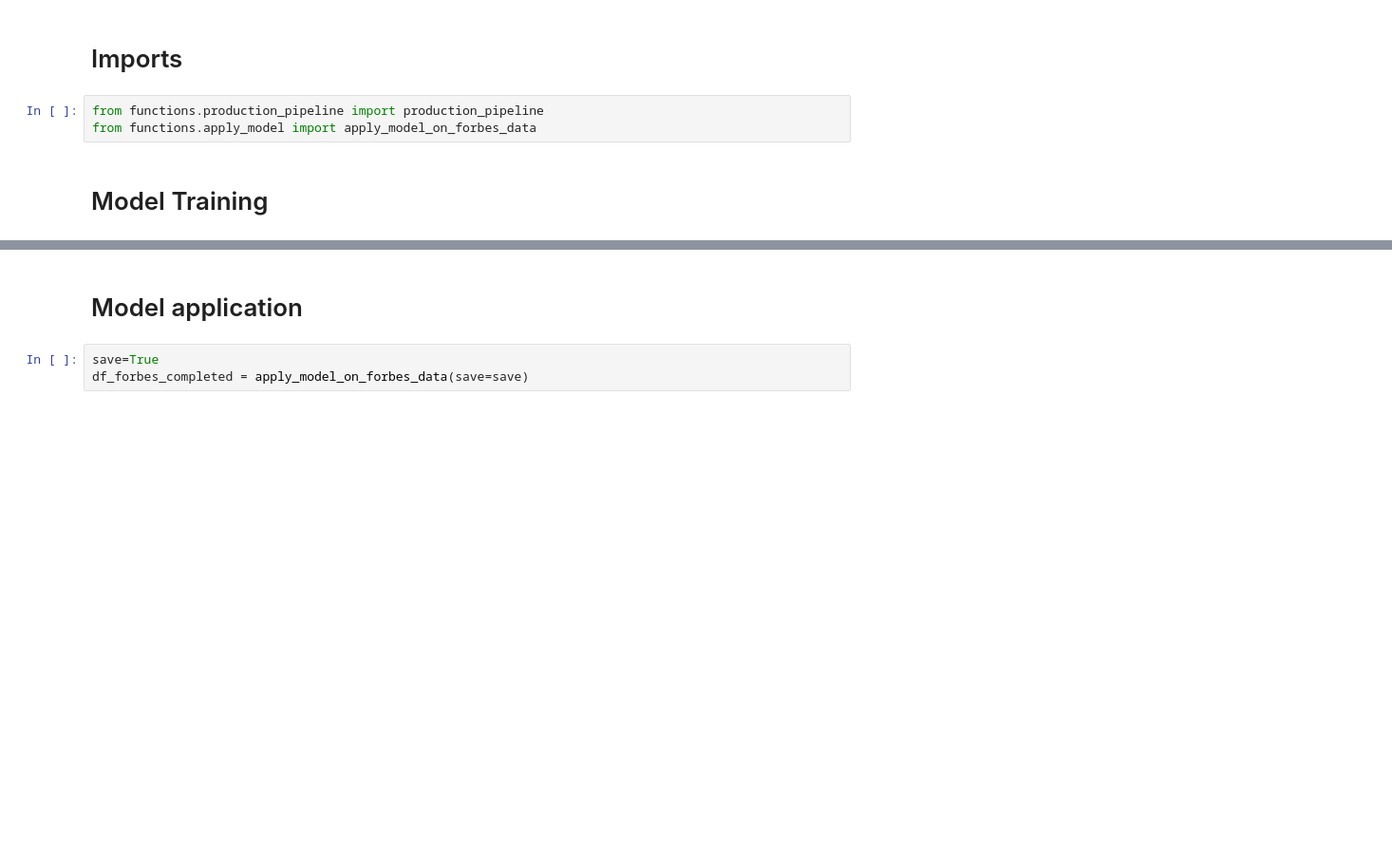
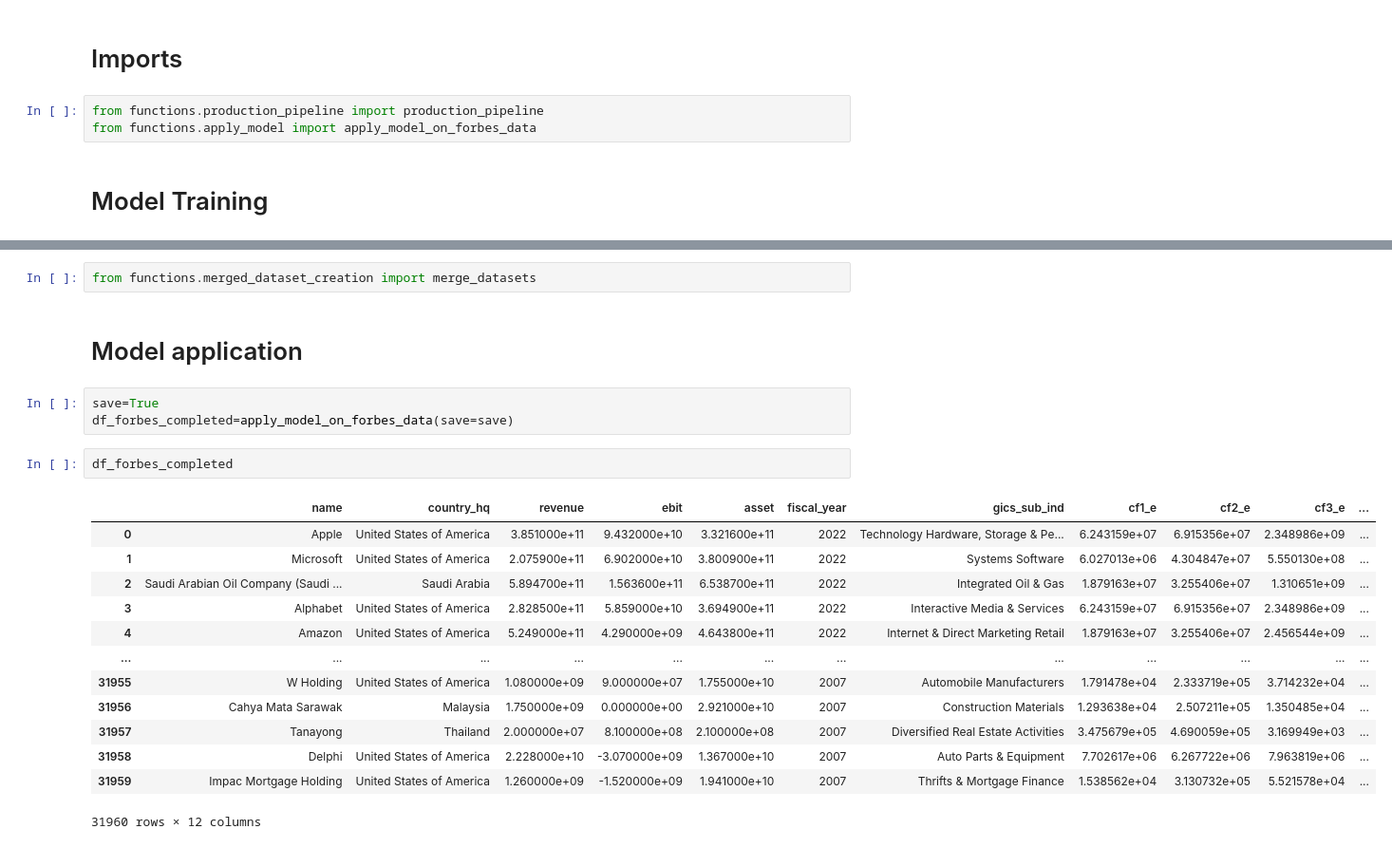
Before and after one commit to Pladifes/corporate-ghg-emissions-estimations, a Jupyter notebook: Basic_Model_Training.ipynb, the cells around one changed output, grey strips where cells are left out. Shown at 95% size. Cells and saved outputs as stored; diff of their text form; blank space fills up the shorter version.

```diff
--- a/Basic_Model_Training.ipynb
+++ b/Basic_Model_Training.ipynb
@@ -39,5 +47,23 @@ modelisation done
+# %%
+from functions.merged_dataset_creation import merge_datasets
 # %% [markdown]
 # Model application
 # %%
 save=True
-df_forbes_completed = apply_model_on_forbes_data(save=save)
+df_forbes_completed=apply_model_on_forbes_data(save=save)
+# %%
+df_forbes_completed
+# %% [output]
+|  | name | country_hq | revenue | ebit | asset | fiscal_year | gics_sub_ind | cf1_e | cf2_e | cf3_e | ... |
+| 0 | Apple | United States of America | 3.851000e+11 | 9.432000e+10 | 3.321600e+11 | 2022 | Technology Hardware, Storage & Pe... | 6.243159e+07 | 6.915356e+07 | 2.348986e+09 | ... |
+| 1 | Microsoft | United States of America | 2.075900e+11 | 6.902000e+10 | 3.800900e+11 | 2022 | Systems Software | 6.027013e+06 | 4.304847e+07 | 5.550130e+08 | ... |
+| 2 | Saudi Arabian Oil Company (Saudi ... | Saudi Arabia | 5.894700e+11 | 1.563600e+11 | 6.538700e+11 | 2022 | Integrated Oil & Gas | 1.879163e+07 | 3.255406e+07 | 1.310651e+09 | ... |
+| 3 | Alphabet | United States of America | 2.828500e+11 | 5.859000e+10 | 3.694900e+11 | 2022 | Interactive Media & Services | 6.243159e+07 | 6.915356e+07 | 2.348986e+09 | ... |
+| 4 | Amazon | United States of America | 5.249000e+11 | 4.290000e+09 | 4.643800e+11 | 2022 | Internet & Direct Marketing Retail | 1.879163e+07 | 3.255406e+07 | 2.456544e+09 | ... |
+| ... | ... | ... | ... | ... | ... | ... | ... | ... | ... | ... | ... |
+| 31955 | W Holding | United States of America | 1.080000e+09 | 9.000000e+07 | 1.755000e+10 | 2007 | Automobile Manufacturers | 1.791478e+04 | 2.333719e+05 | 3.714232e+04 | ... |
+| 31956 | Cahya Mata Sarawak | Malaysia | 1.750000e+09 | 0.000000e+00 | 2.921000e+10 | 2007 | Construction Materials | 1.293638e+04 | 2.507211e+05 | 1.350485e+04 | ... |
+| 31957 | Tanayong | Thailand | 2.000000e+07 | 8.100000e+08 | 2.100000e+08 | 2007 | Diversified Real Estate Activities | 3.475679e+05 | 4.690059e+05 | 3.169949e+03 | ... |
+| 31958 | Delphi | United States of America | 2.228000e+10 | -3.070000e+09 | 1.367000e+10 | 2007 | Auto Parts & Equipment | 7.702617e+06 | 6.267722e+06 | 7.963819e+06 | ... |
+| 31959 | Impac Mortgage Holding | United States of America | 1.260000e+09 | -1.520000e+09 | 1.941000e+10 | 2007 | Thrifts & Mortgage Finance | 1.538562e+04 | 3.130732e+05 | 5.521578e+04 | ... |
+31960 rows × 12 columns
```
Also changed, not shown: parts of 2 cells of this notebook, 12 other files.
